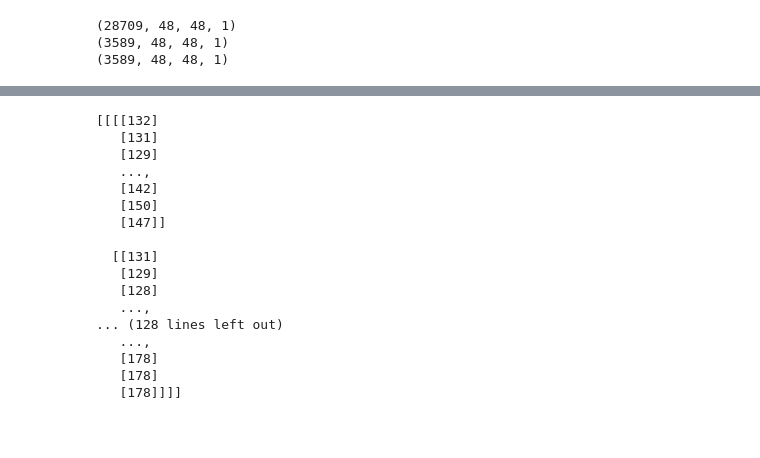
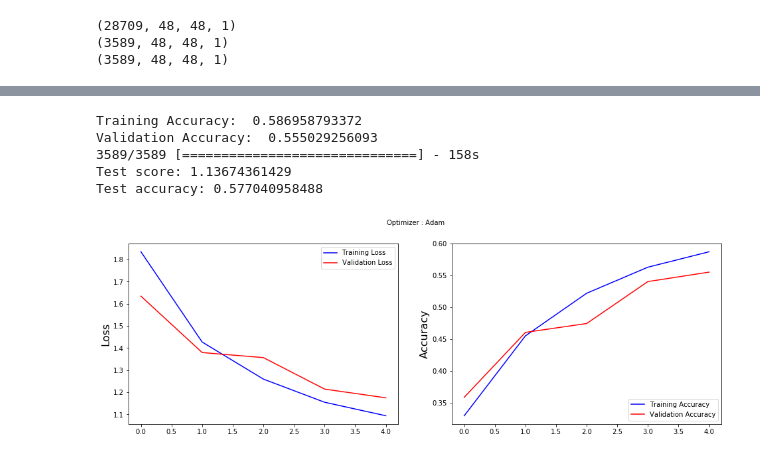
Before and after one commit to namitaatri/MachineLearningNanodegree, a Jupyter notebook: capstone/fer.ipynb, the cells around one changed output, grey strips where cells are left out. Cells and saved outputs as stored; diff of their text form; code cells hidden in the pictures; blank space fills up the shorter version.

```diff
--- a/capstone/fer.ipynb
+++ b/capstone/fer.ipynb
@@ -506,0 +422,10 @@ Epoch 1/5
+# %%
+# compile the model
+refined_model.compile(loss='categorical_crossentropy', optimizer='adam', metrics=['accuracy'])
+# start training the model
+refined_hist = refined_model.fit(images_train, y_train_encode, batch_size=128, epochs=5, verbose=1,
+          validation_data=(images_val, y_val_encode), shuffle=True, callbacks=[checkpoint])
+
+# save the current model and weights
+refined_model.save_weights('model/refined-weights.h5')
+refined_model.save('model/refined-model.h5')
@@ -507,3 +444,40 @@ Epoch 1/5
+# %%
+# training loss and accuracy
+train_acc_refined = refined_hist.history['acc']
+val_acc_refined = refined_hist.history['val_acc']
+print('Training Accuracy: ', train_acc_refined[-1])
+print('Validation Accuracy: ', val_acc_refined[-1])
+
+# test loss and accuracy
+refined_score, refined_acc = refined_model.evaluate(images_test, y_test_encode,
+                            batch_size=32)
+print('Test score:', refined_score)
+print('Test accuracy:', refined_acc)
+# %% [output]
+Training Accuracy:  0.586958793372
+Validation Accuracy:  0.555029256093
+3589/3589 [==============================] - 158s
+Test score: 1.13674361429
+Test accuracy: 0.577040958488
+# %%
+plt.figure(figsize=(16,5))
+# training loss graph
+plt.subplot(1, 2, 1)
+plt.suptitle('Optimizer : Adam', fontsize=10)
+plt.ylabel('Loss', fontsize=16)
+plt.plot(refined_hist.history['loss'], color='b', label='Training Loss')
+plt.plot(refined_hist.history['val_loss'], color='r', label='Validation Loss')
+plt.legend(loc='upper right')
+
+# training accuracy graph
+plt.subplot(1, 2, 2)
+plt.ylabel('Accuracy', fontsize=16)
+plt.plot(refined_hist.history['acc'], color='b', label='Training Accuracy')
+plt.plot(refined_hist.history['val_acc'], color='r', label='Validation Accuracy')
+plt.legend(loc='lower right')
+plt.show()
+# %% [output]
+[figure, added]
 # %%
 # read image
 images = []
@@ -511,7 +485,7 @@ for filename in os.listdir('test_images\\'):
     path = os.path.join('test_images\\', filename)
     images.append(cv2.imread(path, -1))
 # %%
-# do prediction for the images
+# do prediction for the images after resizing them
 predictions = []
 for img in images:
     # change to greyscale
@@ -519,26 +493,7 @@ for img in images:
 
     curr_img = cv2.resize(curr_img, (48,48))
     curr_img = np.reshape(curr_img, (1, 48, 48, 1))
-    predictions.append(np.argmax(model.predict(curr_img)))
-    print(curr_img)
+    predictions.append(np.argmax(refined_model.predict(curr_img)))
-# %% [output]
-[[[[132]
-   [131]
-   [129]
-   ...,
-   [142]
-   [150]
-   [147]]
-
-  [[131]
-   [129]
-   [128]
-   ...,
-... (128 lines left out)
-   ...,
-   [178]
-   [178]
-   [178]]]]
 # %%
 # list of given emotions
 EMOTIONS = ['Angry', 'Disgusted', 'Fearful',
```
Also changed, not shown: parts of 25 cells of this notebook.
